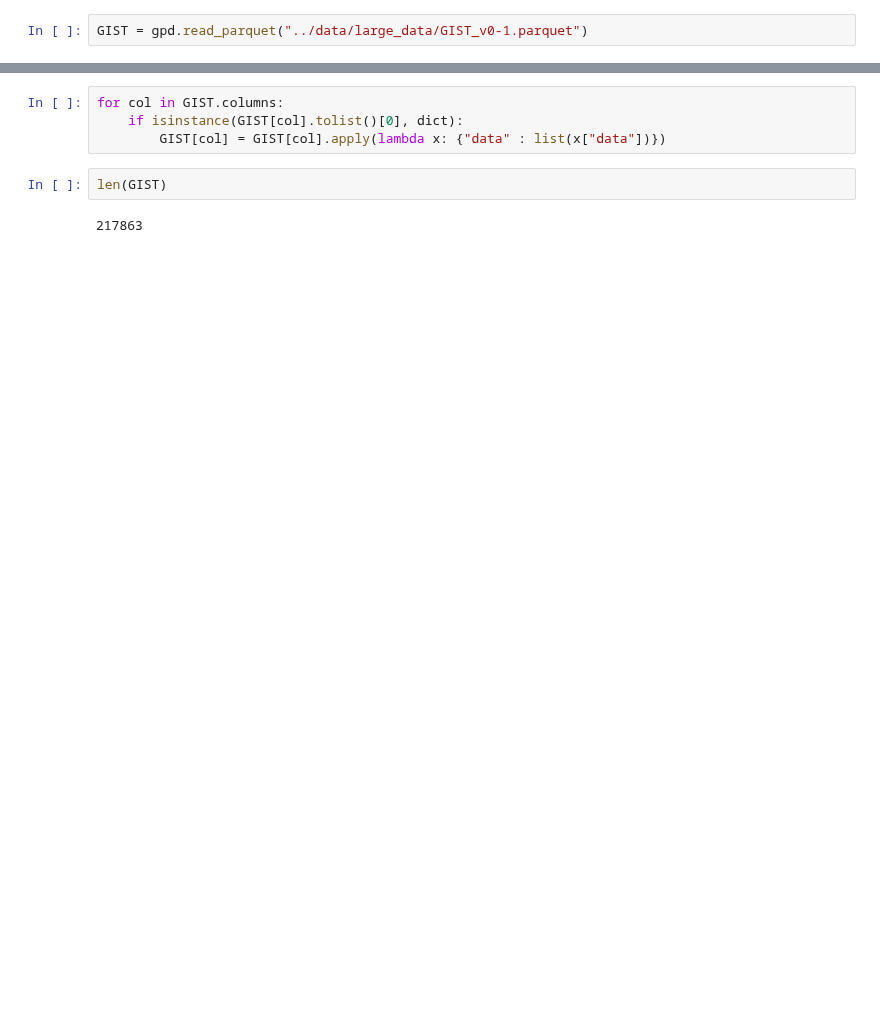
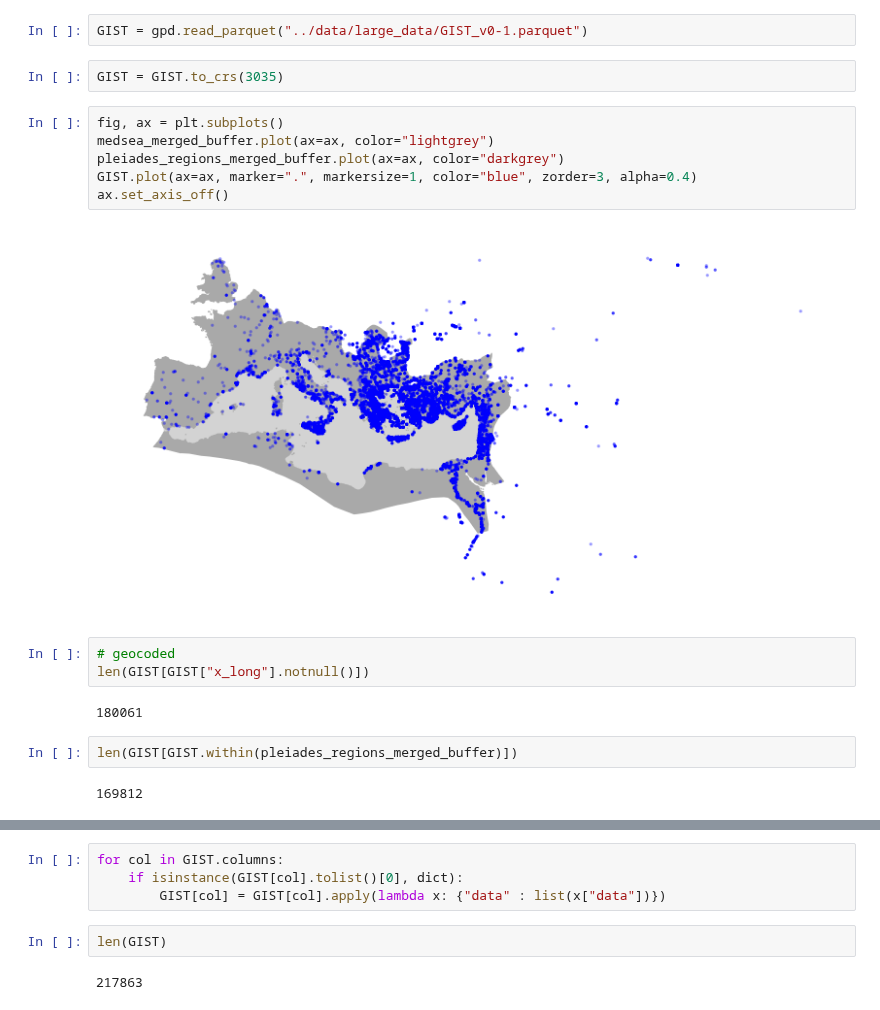
Before and after one commit to sdam-au/GI_ETL, a Jupyter notebook: scripts/1_8_py_GIRE.ipynb, the cells around one changed output, grey strips where cells are left out. Drawn from its saved outputs; the diff is of its cells as text; blank space fills up the shorter version.

```diff
--- a/scripts/1_8_py_GIRE.ipynb
+++ b/scripts/1_8_py_GIRE.ipynb
@@ -31,2 +63,21 @@ pleiades_regions_merged = gpd.GeoSeries(RE)
 # %%
 GIST = gpd.read_parquet("../data/large_data/GIST_v0-1.parquet")
+# %%
+GIST = GIST.to_crs(3035)
+# %%
+fig, ax = plt.subplots()
+medsea_merged_buffer.plot(ax=ax, color="lightgrey")
+pleiades_regions_merged_buffer.plot(ax=ax, color="darkgrey")
+GIST.plot(ax=ax, marker=".", markersize=1, color="blue", zorder=3, alpha=0.4)
+ax.set_axis_off()
+# %% [output]
+[figure, added]
+# %%
+# geocoded
+len(GIST[GIST["x_long"].notnull()])
+# %% [output]
+180061
+# %%
+len(GIST[GIST.within(pleiades_regions_merged_buffer)])
+# %% [output]
+169812
```
Also changed, not shown: parts of 21 cells of this notebook, 1 other file.
